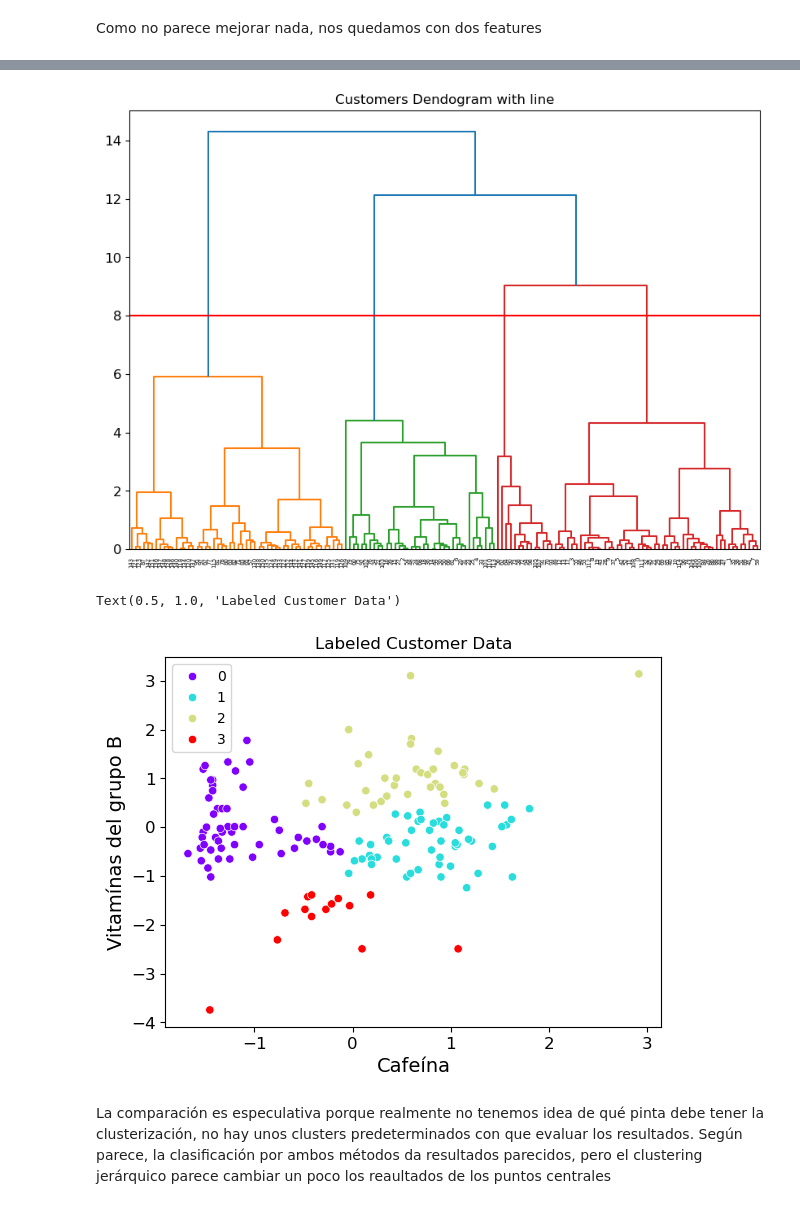
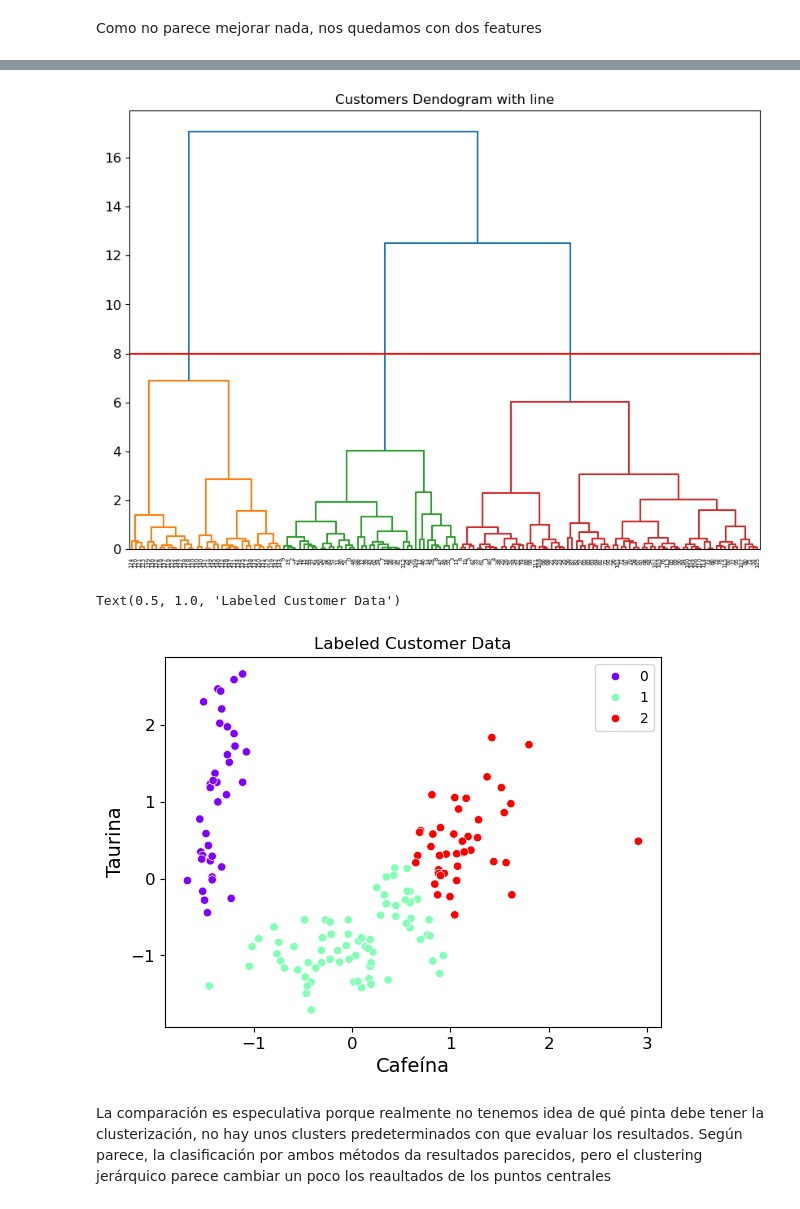
Before and after one commit to emanasfernandez/ONLINE_DS_THEBRIDGE_Eva_Manas, a Jupyter notebook: Spr13/18_Practica_Obligatoria_Clustering_II.ipynb, the cells around one changed output, grey strips where cells are left out. Cells and saved outputs as stored; diff of their text form; code cells hidden in the pictures.

```diff
--- a/Spr13/18_Practica_Obligatoria_Clustering_II.ipynb
+++ b/Spr13/18_Practica_Obligatoria_Clustering_II.ipynb
@@ -150,12 +150,14 @@ Index(['Azúcares', 'Vitamínas del grupo B', 'Cafeína', 'Ácido Cítrico',
 # %%
 # Como se comporta fatal (casi todo se clasifica como -1), vamos a usar menos features. Empezamos con dos
 features = ['Cafeína',
-       'Vitamínas del grupo B']
+       'Taurina']
 X_2 = scaler.fit_transform(df.loc[:, features])
 # %%
 from sklearn.cluster import DBSCAN
-dbscan2 = DBSCAN(eps=0.35,
+dbscan2 = DBSCAN(eps=0.4,
                 min_samples=5)
 
 dbscan2.fit(X_2)
+print(np.unique(dbscan2.labels_))
+print(dbscan2.labels_)
 # %% [output]
@@ -238,7 +234,7 @@ plt.show()
 # %%
 from sklearn.cluster import AgglomerativeClustering
 
-clustering_model = AgglomerativeClustering(n_clusters=4, metric='euclidean', linkage='ward')
+clustering_model = AgglomerativeClustering(n_clusters=3, metric='euclidean', linkage='ward')
 clustering_model.fit(X_2)
 clustering_model.labels_
 # %% [output]
@@ -252,6 +248,6 @@ array([1, 1, 2, 1, 2, 1, 2, 1, 1, 1, 1, 1, 1, 1, 2, 2, 2, 1, 2, 1, 2, 1,
       dtype=int64)
 # %%
 features = ['Cafeína',
-       'Vitamínas del grupo B']
+       'Taurina']
 pd.DataFrame(X_2, columns=features)
 # %% [output]
@@ -280,16 +276,16 @@ clusters = shc.linkage(X_2,
 shc.dendrogram(clusters)
 plt.axhline(y = 8, color = 'r', linestyle = '-');
 # %% [output]
-[figure, old version]
+[figure, new version]
 # %%
 data_labels = clustering_model.labels_
 sns.scatterplot(x='Cafeína',
-                y='Vitamínas del grupo B',
+                y='Taurina',
                 data=pd.DataFrame(X_2, columns=features),
                 hue=data_labels, palette = "rainbow").set_title('Labeled Customer Data')
 # %% [output]
 Text(0.5, 1.0, 'Labeled Customer Data')
-[figure, old version]
+[figure, new version]
 # %% [markdown]
 La comparación es especulativa porque realmente no tenemos idea de qué pinta debe tener la clusterización, no hay unos clusters predeterminados con que evaluar los resultados.
 Según parece, la clasificación por ambos métodos da resultados parecidos, pero el clustering jerárquico parece cambiar un poco los reaultados de los puntos centrales
```
Also changed, not shown: parts of 8 cells of this notebook.
